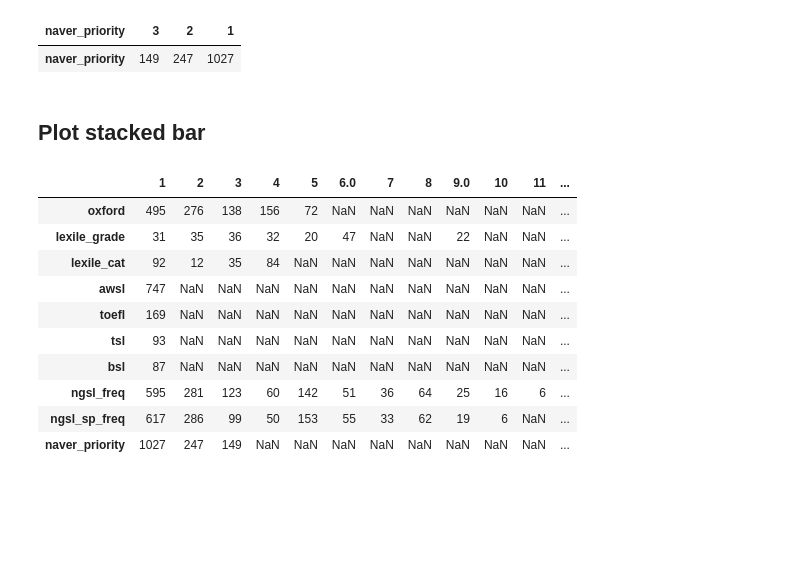
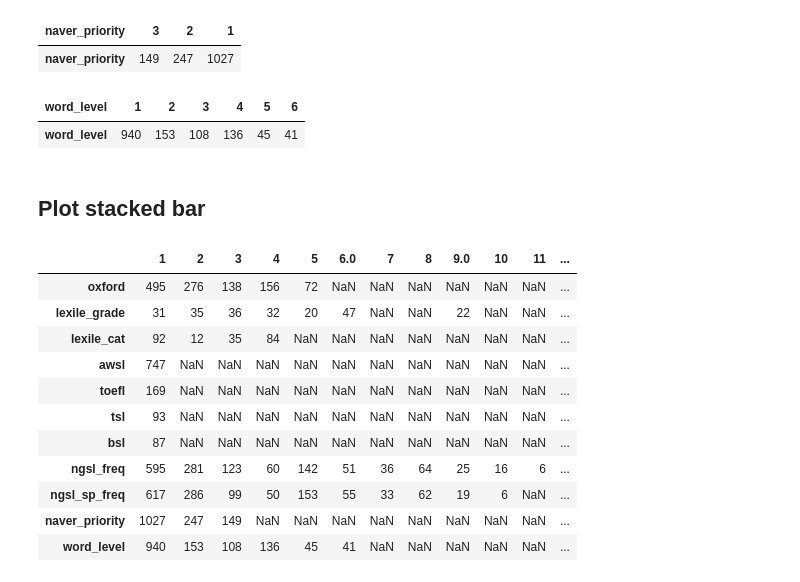
Before and after one commit to yuliepie/netflixschool, a Jupyter notebook: data_preprocessing/ipynb/analysis/analyze_contents_with_word_levels.ipynb, the cells around one changed output. Cells and saved outputs as stored; diff of their text form; code cells hidden in the pictures; blank space fills up the shorter version.

```diff
--- a/data_preprocessing/ipynb/analysis/analyze_contents_with_word_levels.ipynb
+++ b/data_preprocessing/ipynb/analysis/analyze_contents_with_word_levels.ipynb
@@ -375,10 +375,24 @@ naver_priority
 # %% [output]
 | naver_priority | 3 | 2 | 1 |
 | naver_priority | 149 | 247 | 1027 |
+# %%
+word_level = counts_df_headed_joined.groupby('word_level').size()
+word_level
+word_level = word_level.to_frame(name='counts')
+word_level = word_level.transpose()
+word_level.rename({'counts': 'word_level'}, inplace=True)
+# word_level.rename(columns={0: 3, 1: 2, 2: 1, 3:0}, inplace=True)
+# word_level.columns = range(1, 12)
+# word_level.drop(0, axis=1, inplace=True)
+
+word_level
+# %% [output]
+| word_level | 1 | 2 | 3 | 4 | 5 | 6 |
+| word_level | 940 | 153 | 108 | 136 | 45 | 41 |
 # %% [markdown]
 ## Plot stacked bar
 # %%
-result = pd.concat([oxford_result, lexile, lexile_cat, awsl, toefl, tsl, bsl, ngsl_freq, ngsl_sp_freq, naver_priority])
+result = pd.concat([oxford_result, lexile, lexile_cat, awsl, toefl, tsl, bsl, ngsl_freq, ngsl_sp_freq, naver_priority, word_level])
 result
 # %% [output]
 |  | 1 | 2 | 3 | 4 | 5 | 6.0 | 7 | 8 | 9.0 | 10 | 11 | ... |
@@ -392,6 +406,7 @@ result
 | ngsl_freq | 595 | 281 | 123 | 60 | 142 | 51 | 36 | 64 | 25 | 16 | 6 | ... |
 | ngsl_sp_freq | 617 | 286 | 99 | 50 | 153 | 55 | 33 | 62 | 19 | 6 | NaN | ... |
 | naver_priority | 1027 | 247 | 149 | NaN | NaN | NaN | NaN | NaN | NaN | NaN | NaN | ... |
+| word_level | 940 | 153 | 108 | 136 | 45 | 41 | NaN | NaN | NaN | NaN | NaN | ... |
 # %%
 fig = plt.figure(figsize=(20,15), dpi=80)
 plt.rcParams["figure.figsize"]=(5, 7)
```
Also changed, not shown: parts of 2 cells of this notebook.
